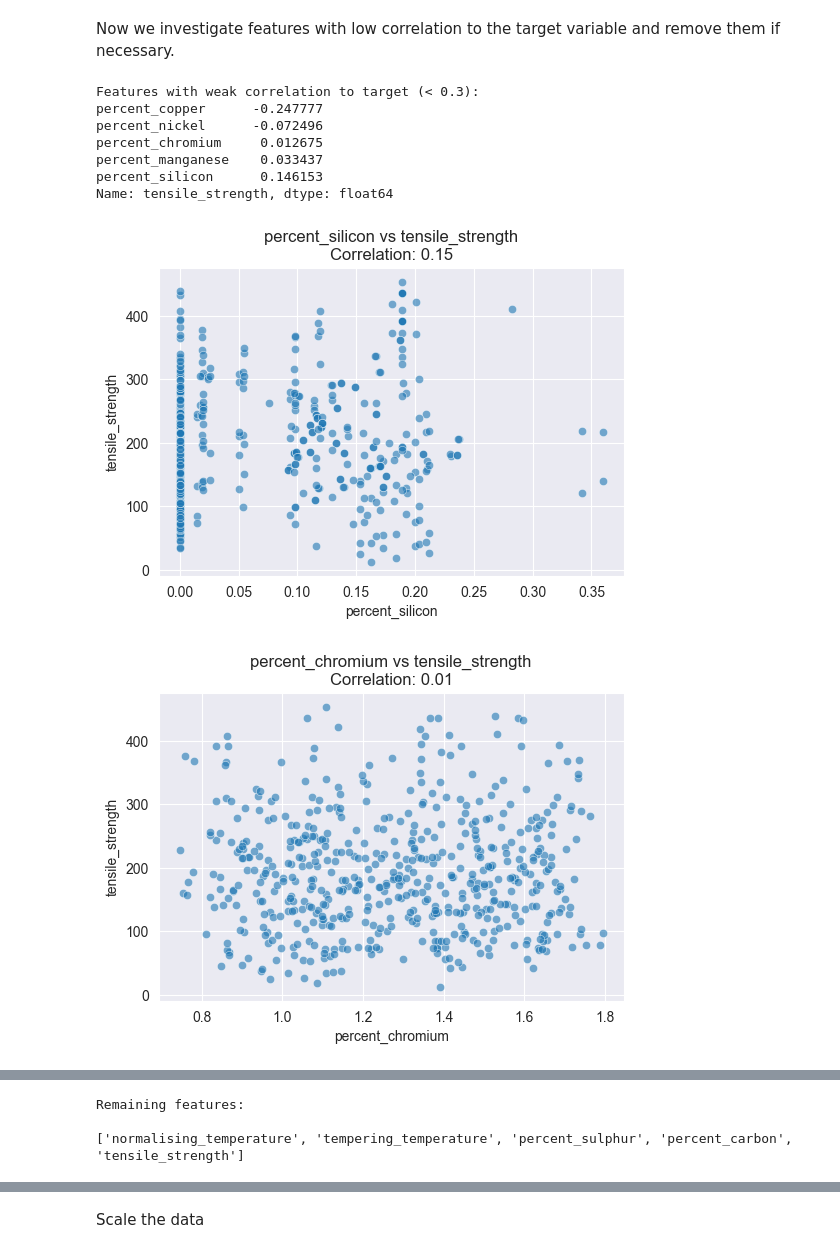
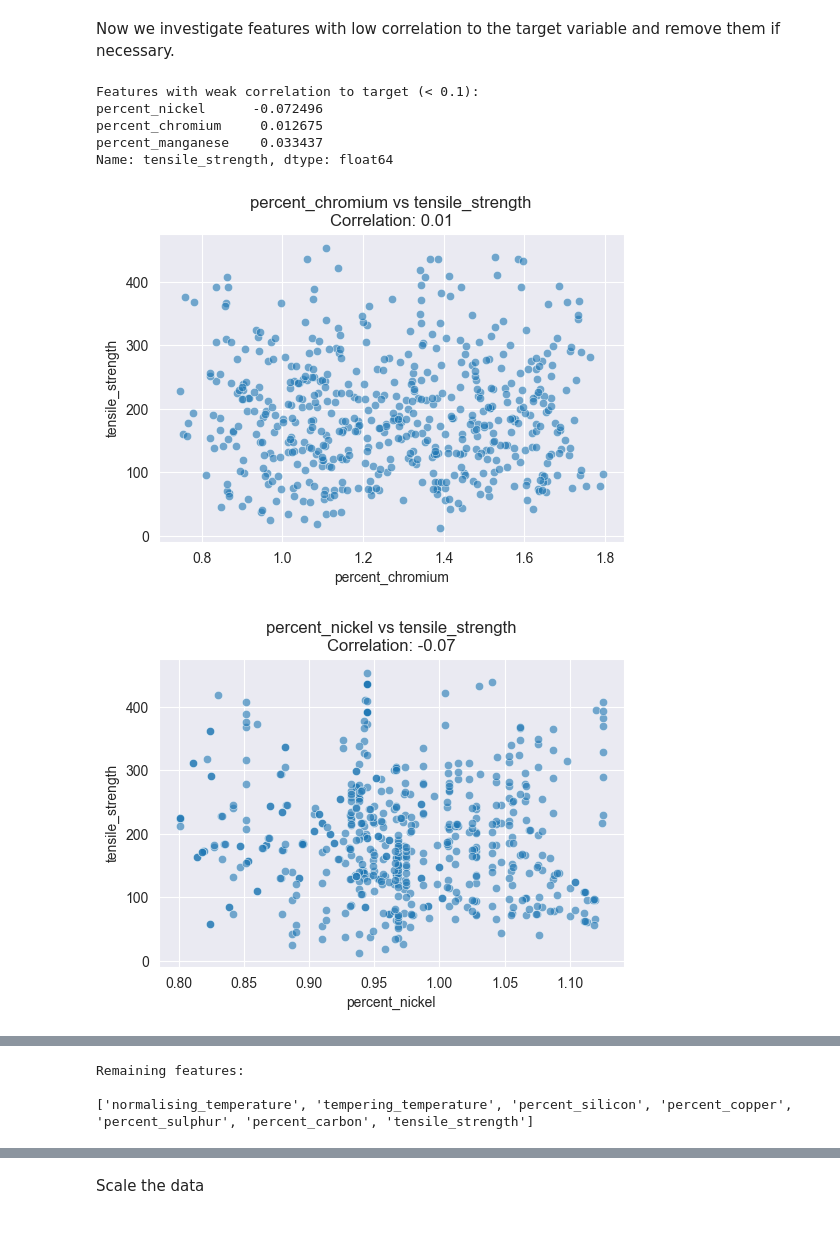
Before and after one commit to ciarangray0/MLRegressionAssignment2, a Jupyter notebook: SVR.ipynb, the cells around one changed output, grey strips where cells are left out. Saved outputs shown, nothing was run; the diff lists cells and outputs as text; code cells hidden in the pictures.

```diff
--- a/SVR.ipynb
+++ b/SVR.ipynb
@@ -66,31 +66,29 @@ Now we investigate features with low correlation to the target variable and remo
 # %%
 #compute correlations to the target variable
 correlations = df.corr(numeric_only=True)[dependent_col].drop(dependent_col)  # drop self-correlation
 
 #threshold for correlation strength
-threshold = 0.3
+threshold = 0.1
 
 #identify features with correlation below the threshold (both positive and negative)
 weak_corr_features = correlations[abs(correlations) < threshold]
 
-print("Features with weak correlation to target (< 0.3):")
+print("Features with weak correlation to target (< 0.1):")
 print(weak_corr_features.sort_values())
 
 # Visualize each weakly correlated feature vs target using scatterplots
 for feature in weak_corr_features.index:
     plt.figure(figsize=(6,4))
     sns.scatterplot(x=df[feature], y=df[dependent_col], alpha=0.6)
     plt.title(f"{feature} vs {dependent_col}\nCorrelation: {correlations[feature]:.2f}")
     plt.xlabel(feature)
     plt.ylabel(dependent_col)
     plt.show()
 # %% [output]
-Features with weak correlation to target (< 0.3):
-percent_copper      -0.247777
+Features with weak correlation to target (< 0.1):
 percent_nickel      -0.072496
 percent_chromium     0.012675
 percent_manganese    0.033437
-percent_silicon      0.146153
 Name: tensile_strength, dtype: float64
-[figure, old version]
+[figure, new version]
-[figure, old version]
+[figure, new version]
@@ -105,7 +101,7 @@ print(df_reduced.columns.tolist())
 # %% [output]
 Remaining features:
 
-['normalising_temperature', 'tempering_temperature', 'percent_sulphur', 'percent_carbon', 'tensile_strength']
+['normalising_temperature', 'tempering_temperature', 'percent_silicon', 'percent_copper', 'percent_sulphur', 'percent_carbon', 'tensile_strength']
 # %%
 #prepare features (X) and target (Y)
 X = df_reduced.drop(columns=[dependent_col])
```
Also changed, not shown: parts of 8 cells of this notebook, 1 other file.
